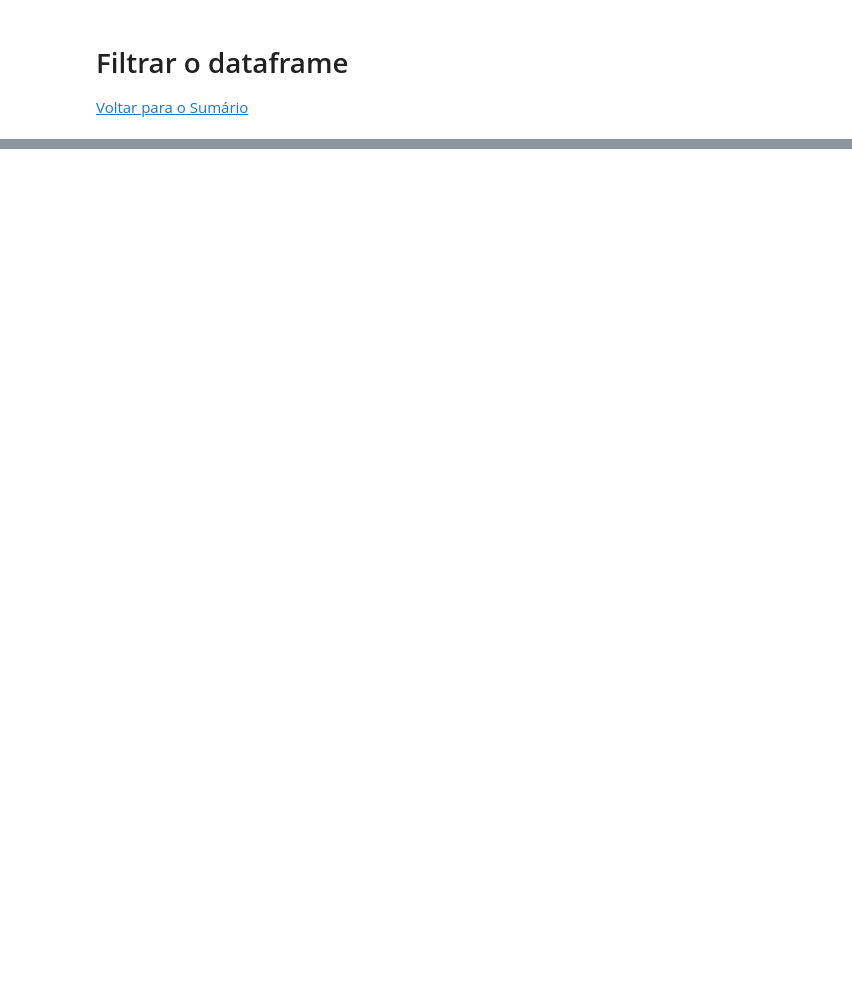
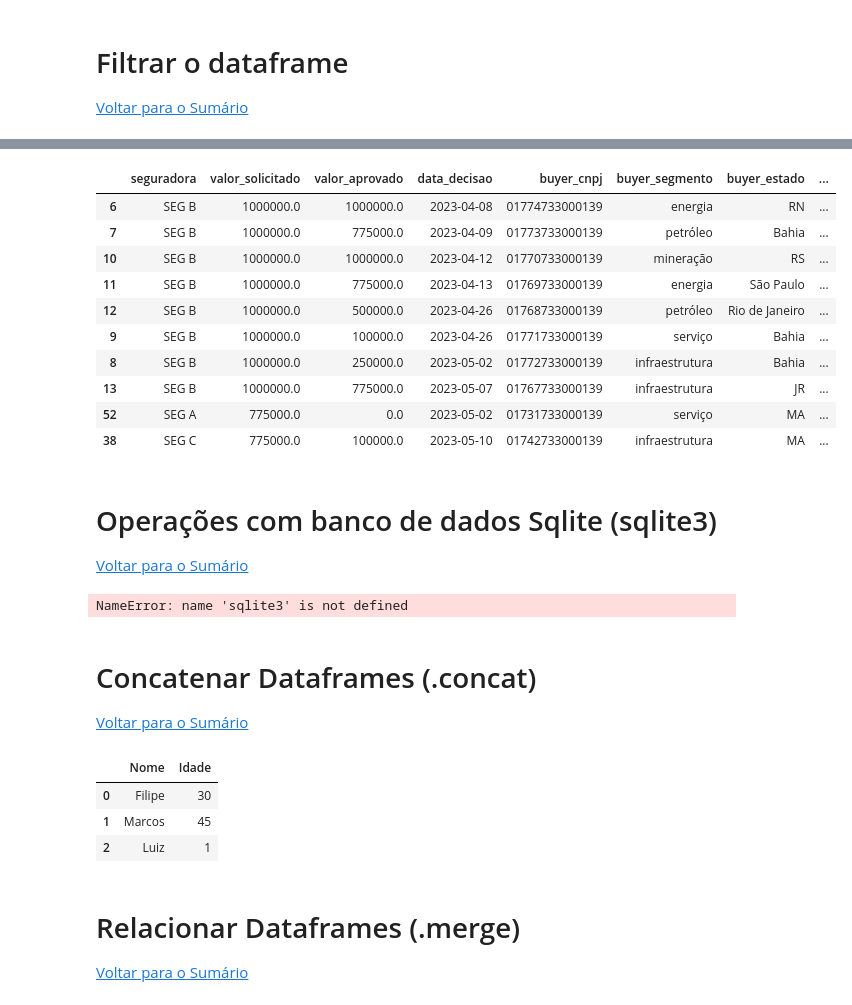
Before and after one commit to filipe-smartins/pandas_tutorial_ptbr, a Jupyter notebook: Tutorial Pandas.ipynb, the cells around one changed output, grey strips where cells are left out. Saved outputs shown, nothing was run; the diff lists cells and outputs as text; code cells hidden in the pictures; blank space fills up the shorter version.

Commit message:
novos dados

```diff
--- a/Tutorial Pandas.ipynb
+++ b/Tutorial Pandas.ipynb
@@ -480,0 +585,68 @@ dataframe['cnpj_completo'] = dataframe['cnpj_completo'].str.replace(r'\D', '', r
+# %%
+df['seguradora'] = df['seguradora'].map({
+    'SEGURADORA 1': 'SEG A', 'SEGURADORA 2': 'SEG B', 'SEGURADORA 3': 'SEG C'})
+# %%
+df.head(10)
+# %% [output]
+|  | seguradora | valor_solicitado | valor_aprovado | data_decisao | buyer_cnpj | buyer_segmento | buyer_estado | ... |
+| 6 | SEG B | 1000000.0 | 1000000.0 | 2023-04-08 | 01774733000139 | energia | RN | ... |
+| 7 | SEG B | 1000000.0 | 775000.0 | 2023-04-09 | 01773733000139 | petróleo | Bahia | ... |
+| 10 | SEG B | 1000000.0 | 1000000.0 | 2023-04-12 | 01770733000139 | mineração | RS | ... |
+| 11 | SEG B | 1000000.0 | 775000.0 | 2023-04-13 | 01769733000139 | energia | São Paulo | ... |
+| 12 | SEG B | 1000000.0 | 500000.0 | 2023-04-26 | 01768733000139 | petróleo | Rio de Janeiro | ... |
+| 9 | SEG B | 1000000.0 | 100000.0 | 2023-04-26 | 01771733000139 | serviço | Bahia | ... |
+| 8 | SEG B | 1000000.0 | 250000.0 | 2023-05-02 | 01772733000139 | infraestrutura | Bahia | ... |
+| 13 | SEG B | 1000000.0 | 775000.0 | 2023-05-07 | 01767733000139 | infraestrutura | JR | ... |
+| 52 | SEG A | 775000.0 | 0.0 | 2023-05-02 | 01731733000139 | serviço | MA | ... |
+| 38 | SEG C | 775000.0 | 100000.0 | 2023-05-10 | 01742733000139 | infraestrutura | MA | ... |
+# %% [markdown]
+<a id='bd'></a>
+
+# Operações com banco de dados Sqlite (sqlite3)
+
+[Voltar para o Sumário](#sumario)
+# %%
+import sqlite3
+
+banco_de_dados = fr'{os.path.expanduser("~")}\caminho\banco.db'
+
+conn = sqlite3.connect(banco_de_dados)
+
+consulta = '''
+SELECT c.tabela, c.tabela, c.tabela, c.tabela
+FROM tabela AS c
+'''
+
+coface = pd.read_sql_query(consulta, conn, dtype={'tabela': str})
+
+conn.close()
+# %% [output]
+NameError: name 'sqlite3' is not defined
+# %% [markdown]
+<a id='concat'></a>
+
+# Concatenar Dataframes (.concat)
+
+[Voltar para o Sumário](#sumario)
+# %%
+d1 = {"Nome": ["Filipe"], "Idade": [30]}
+d2 = {"Nome": ["Marcos"], "Idade": [45]}
+d3 = {"Nome": ["Luiz"], "Idade": [1]}
+
+df1 = pd.DataFrame(d1)
+df2 = pd.DataFrame(d2)
+df3 = pd.DataFrame(d3)
+
+df_concatenado = pd.concat([df1, df2, df3], ignore_index=True)
+df_concatenado
+# %% [output]
+|  | Nome | Idade |
+| 0 | Filipe | 30 |
+| 1 | Marcos | 45 |
+| 2 | Luiz | 1 |
+# %% [markdown]
+<a id='merge'></a>
+
+# Relacionar Dataframes (.merge)
+
+[Voltar para o Sumário](#sumario)
```
Also changed, not shown: parts of 35 cells of this notebook.
